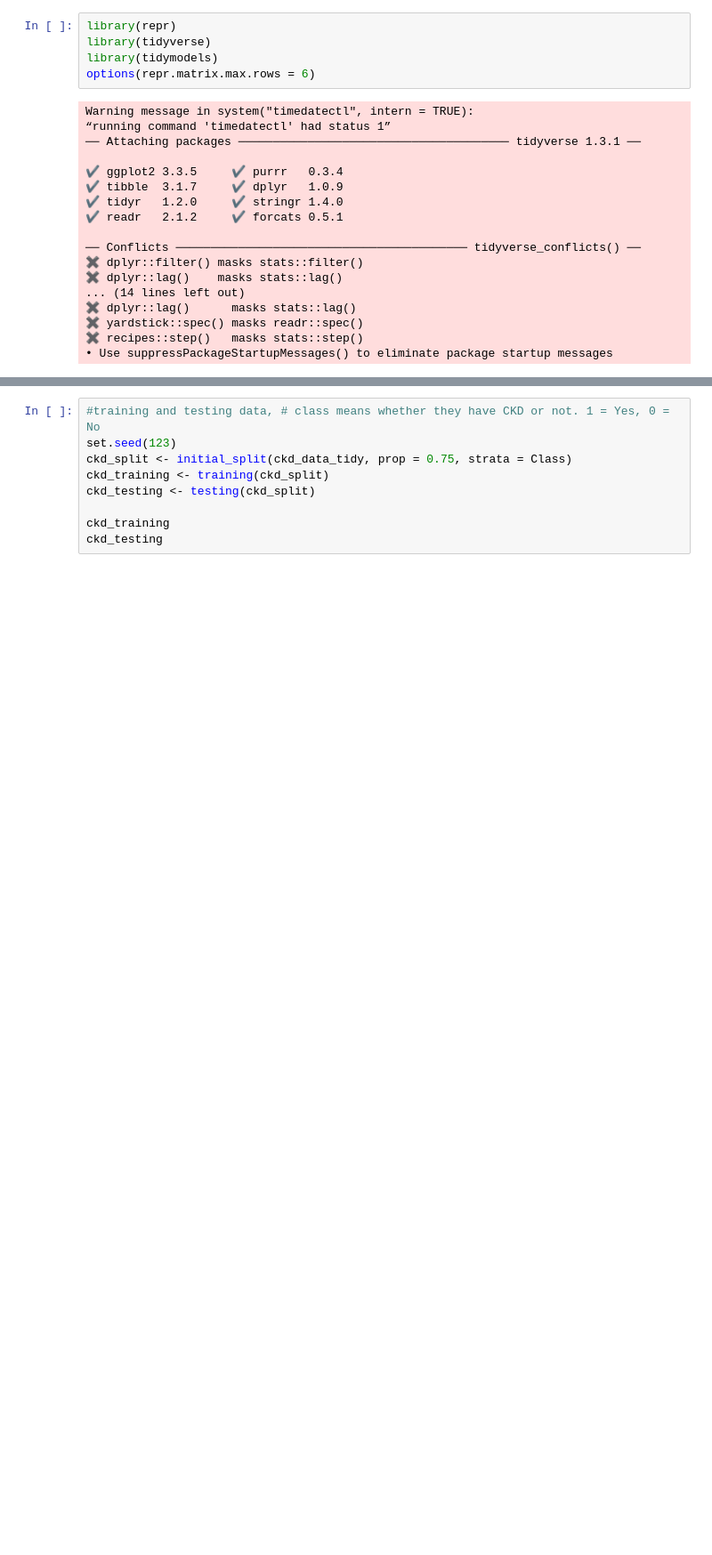
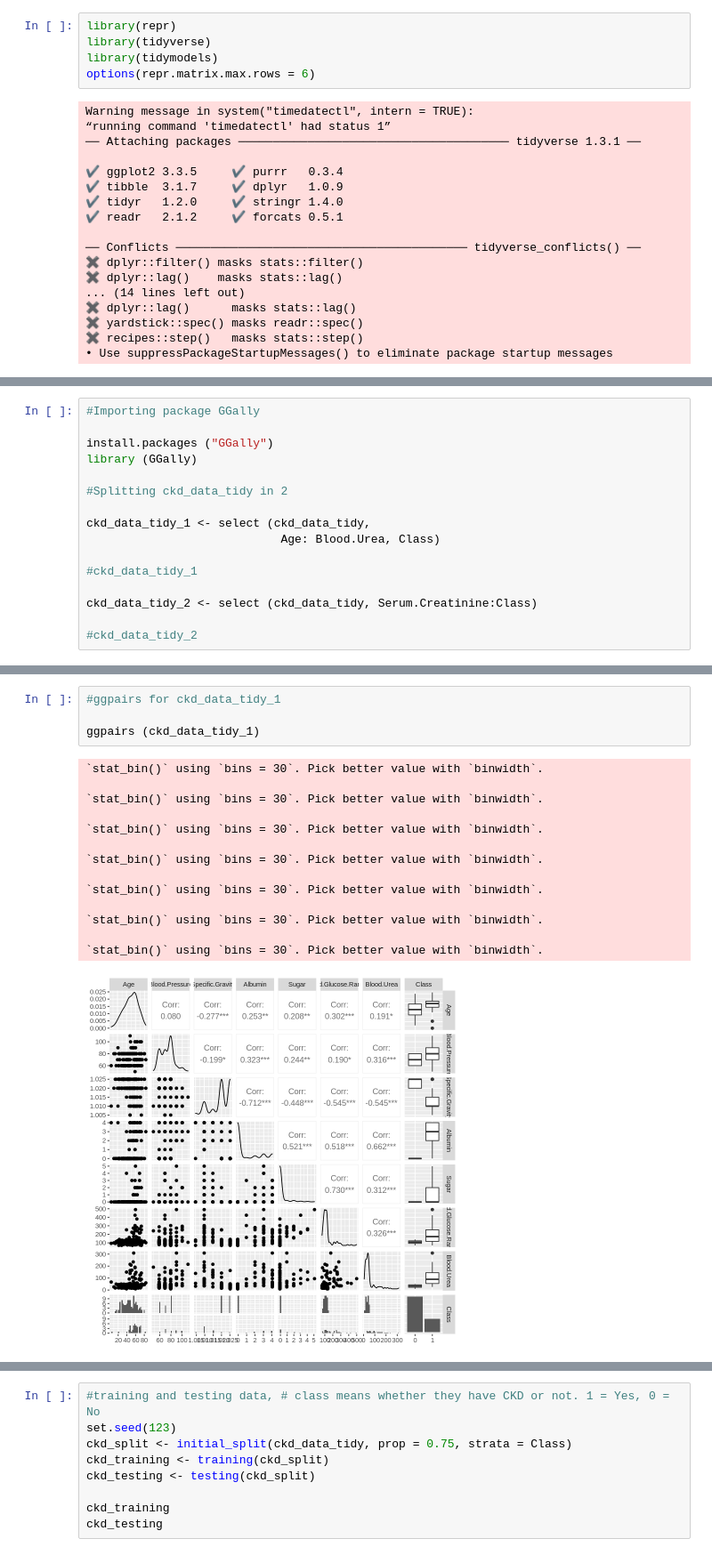
Before and after one commit to callen02/DSCI100_Group_25_Project, a Jupyter notebook: Proposal_Methods_Results.ipynb, the cells around one changed output, grey strips where cells are left out. Shown: that part at 89% size. Drawn from its saved outputs; the diff is of its cells as text; blank space fills up the shorter version.

```diff
--- a/Proposal_Methods_Results.ipynb
+++ b/Proposal_Methods_Results.ipynb
@@ -35,0 +53,16 @@ ERROR: Error in read_csv("https://raw.githubusercontent.com/callen02/DSCI100_Gro
+# %%
+#Importing package GGally
+
+install.packages ("GGally")
+library (GGally)
+
+#Splitting ckd_data_tidy in 2
+
+ckd_data_tidy_1 <- select (ckd_data_tidy,
+                            Age: Blood.Urea, Class)
+
+#ckd_data_tidy_1
+
+ckd_data_tidy_2 <- select (ckd_data_tidy, Serum.Creatinine:Class)
+
+#ckd_data_tidy_2
@@ -35,0 +72,19 @@ ERROR: Error in read_csv("https://raw.githubusercontent.com/callen02/DSCI100_Gro
+# %%
+#ggpairs for ckd_data_tidy_1
+
+ggpairs (ckd_data_tidy_1)
+# %% [output]
+`stat_bin()` using `bins = 30`. Pick better value with `binwidth`.
+
+`stat_bin()` using `bins = 30`. Pick better value with `binwidth`.
+
+`stat_bin()` using `bins = 30`. Pick better value with `binwidth`.
+
+`stat_bin()` using `bins = 30`. Pick better value with `binwidth`.
+
+`stat_bin()` using `bins = 30`. Pick better value with `binwidth`.
+
+`stat_bin()` using `bins = 30`. Pick better value with `binwidth`.
+
+`stat_bin()` using `bins = 30`. Pick better value with `binwidth`.
+[figure, added]
```
Also changed, not shown: parts of 9 cells of this notebook.
